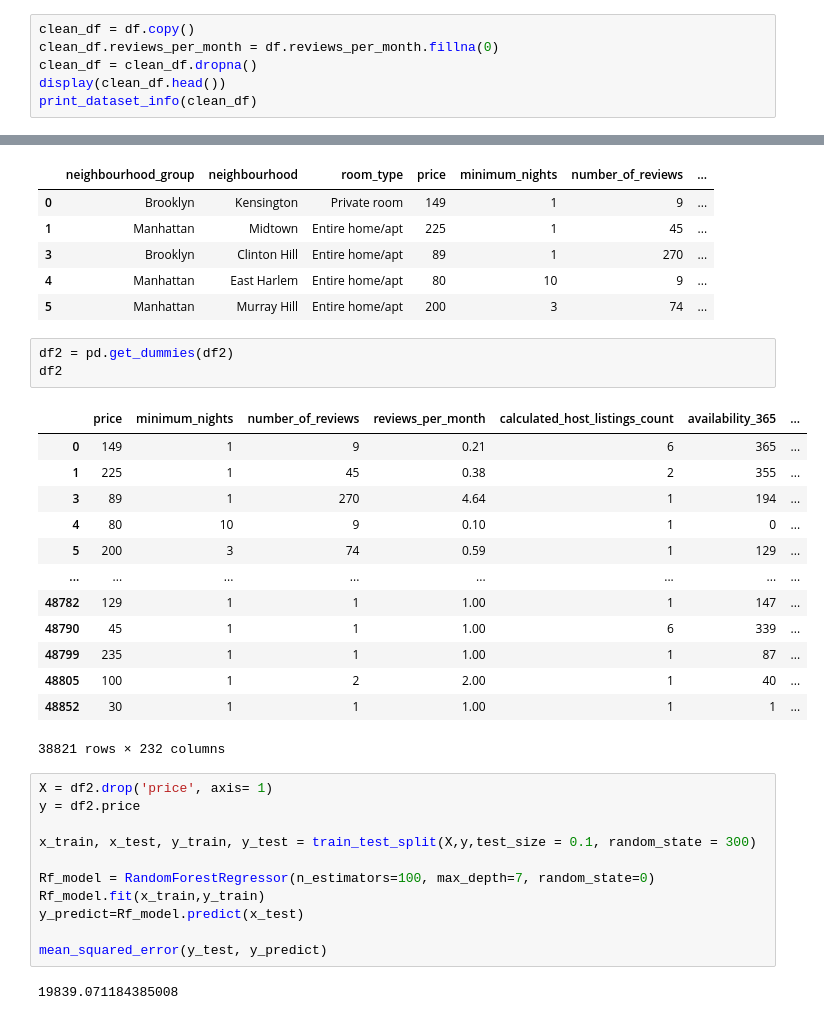
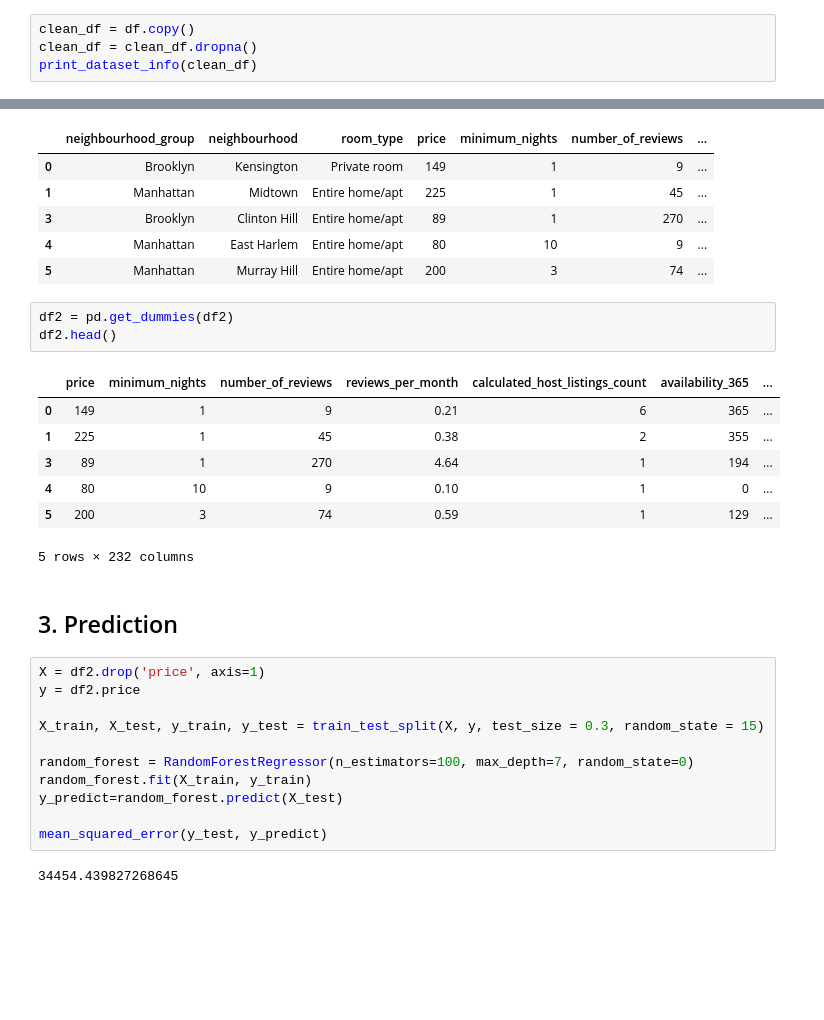
Before and after one commit to Plunksbar/VA-Final_Lab, a Jupyter notebook: data_exploration.ipynb, the cells around one changed output, grey strips where cells are left out. Saved outputs shown, nothing was run; the diff lists cells and outputs as text; blank space fills up the shorter version.

```diff
--- a/data_exploration.ipynb
+++ b/data_exploration.ipynb
@@ -55,8 +62,6 @@ dtype: int64
 Roughly 1/5 of the dataset has nulls, let's get rid of them
 # %%
 clean_df = df.copy()
-clean_df.reviews_per_month = df.reviews_per_month.fillna(0)
 clean_df = clean_df.dropna()
-display(clean_df.head())
 print_dataset_info(clean_df)
 # %% [output]
@@ -219,31 +288,27 @@ df2.head()
 | 5 | Manhattan | Murray Hill | Entire home/apt | 200 | 3 | 74 | ... |
 # %%
 df2 = pd.get_dummies(df2)
-df2
+df2.head()
 # %% [output]
 |  | price | minimum_nights | number_of_reviews | reviews_per_month | calculated_host_listings_count | availability_365 | ... |
 | 0 | 149 | 1 | 9 | 0.21 | 6 | 365 | ... |
 | 1 | 225 | 1 | 45 | 0.38 | 2 | 355 | ... |
 | 3 | 89 | 1 | 270 | 4.64 | 1 | 194 | ... |
 | 4 | 80 | 10 | 9 | 0.10 | 1 | 0 | ... |
 | 5 | 200 | 3 | 74 | 0.59 | 1 | 129 | ... |
-| ... | ... | ... | ... | ... | ... | ... | ... |
-| 48782 | 129 | 1 | 1 | 1.00 | 1 | 147 | ... |
-| 48790 | 45 | 1 | 1 | 1.00 | 6 | 339 | ... |
-| 48799 | 235 | 1 | 1 | 1.00 | 1 | 87 | ... |
-| 48805 | 100 | 1 | 2 | 2.00 | 1 | 40 | ... |
-| 48852 | 30 | 1 | 1 | 1.00 | 1 | 1 | ... |
-38821 rows × 232 columns
+5 rows × 232 columns
+# %% [markdown]
+## 3. Prediction
 # %%
-X = df2.drop('price', axis= 1)
+X = df2.drop('price', axis=1)
 y = df2.price
 
-x_train, x_test, y_train, y_test = train_test_split(X,y,test_size = 0.1, random_state = 300)
+X_train, X_test, y_train, y_test = train_test_split(X, y, test_size = 0.3, random_state = 15)
 
-Rf_model = RandomForestRegressor(n_estimators=100, max_depth=7, random_state=0)
-Rf_model.fit(x_train,y_train)
-y_predict=Rf_model.predict(x_test)
+random_forest = RandomForestRegressor(n_estimators=100, max_depth=7, random_state=0)
+random_forest.fit(X_train, y_train)
+y_predict=random_forest.predict(X_test)
 
 mean_squared_error(y_test, y_predict)
 # %% [output]
-19839.071184385008
+34454.439827268645
```
Also changed, not shown: parts of 29 cells of this notebook.
